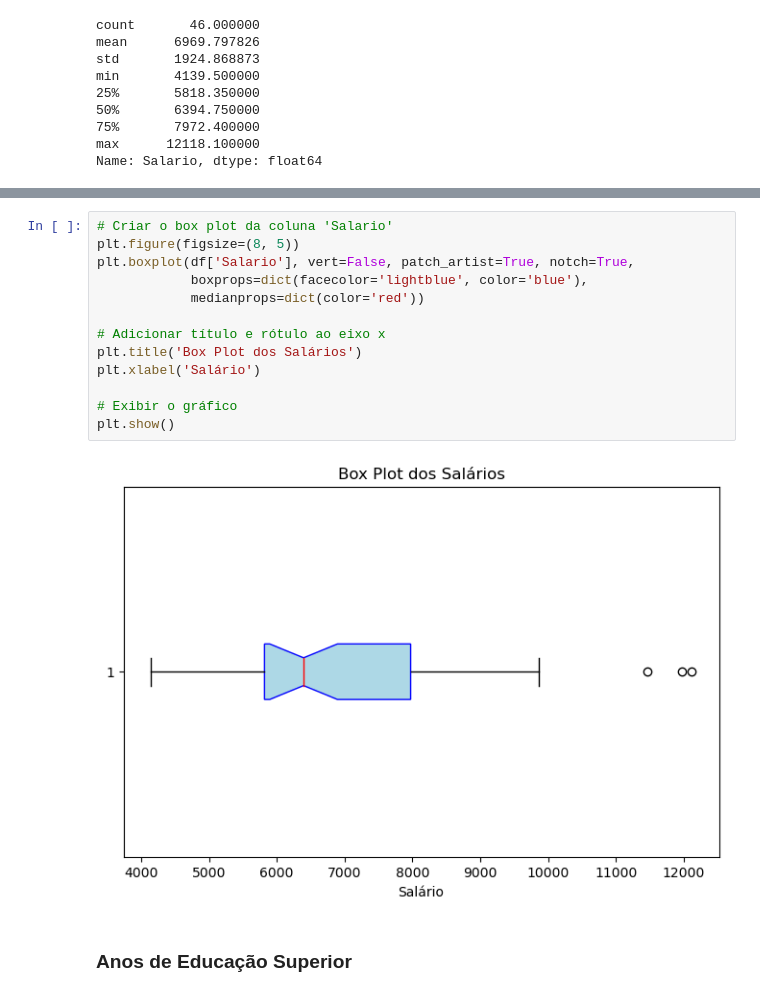
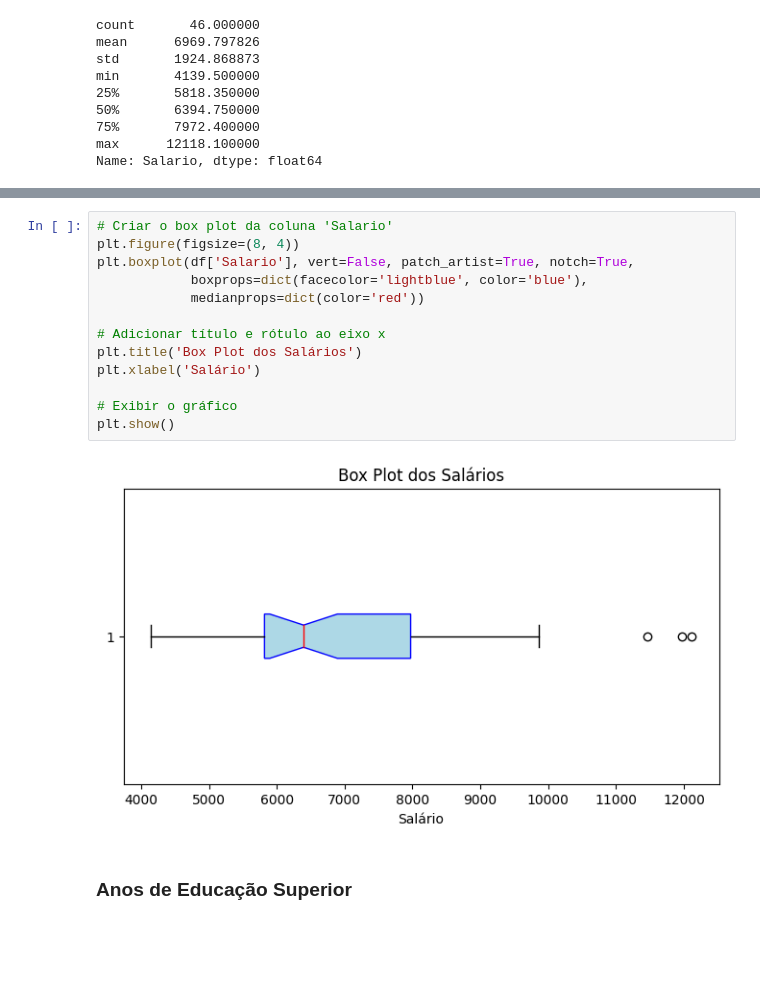
Before and after one commit to bessarodrigo/regressao_linear_salarios, a Jupyter notebook: regressao_linear_salarios.ipynb, the cells around one changed output, grey strips where cells are left out. Drawn from its saved outputs; the diff is of its cells as text; blank space fills up the shorter version.

```diff
--- a/regressao_linear_salarios.ipynb
+++ b/regressao_linear_salarios.ipynb
@@ -110,19 +114,19 @@ plt.show()
 [figure]
 # %%
 # Criar o box plot da coluna 'Salario'
-plt.figure(figsize=(8, 5))
+plt.figure(figsize=(8, 4))
 plt.boxplot(df['Salario'], vert=False, patch_artist=True, notch=True,
             boxprops=dict(facecolor='lightblue', color='blue'),
             medianprops=dict(color='red'))
 
 # Adicionar título e rótulo ao eixo x
 plt.title('Box Plot dos Salários')
 plt.xlabel('Salário')
 
 # Exibir o gráfico
 plt.show()
 # %% [output]
-[figure, old version]
+[figure, new version]
 # %% [markdown]
 ### Anos de Educação Superior
 # %%
```
Also changed, not shown: parts of 14 cells of this notebook.
